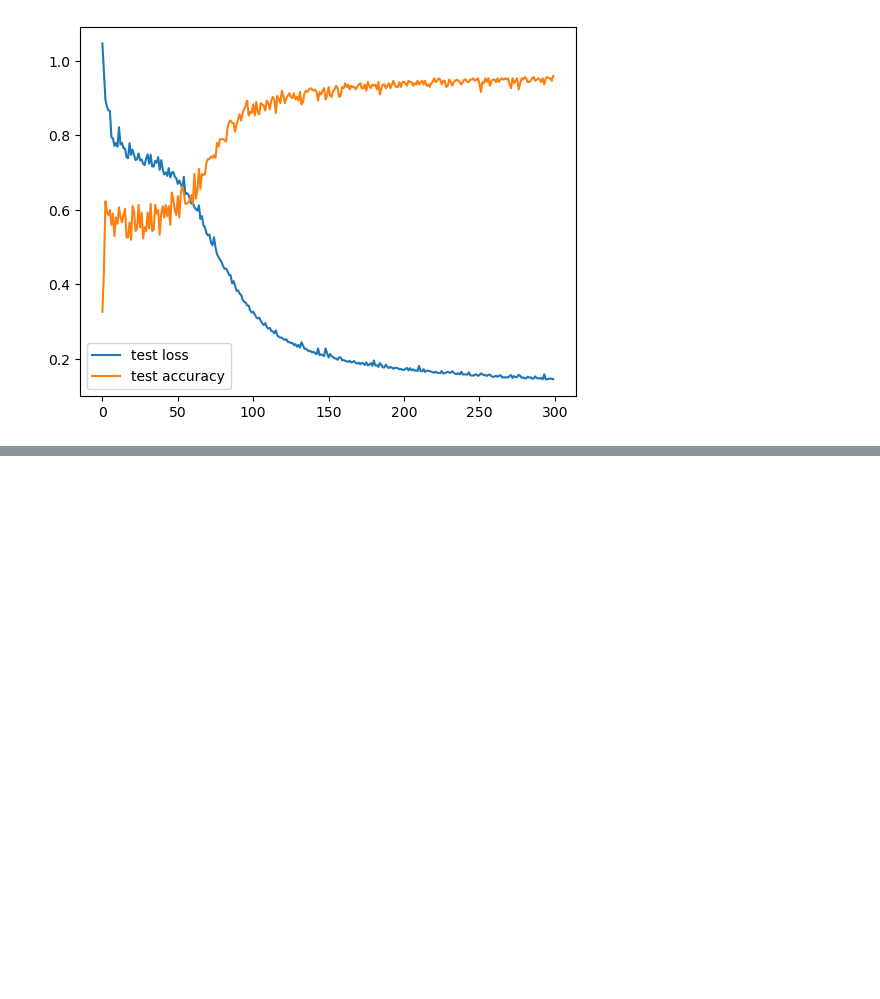
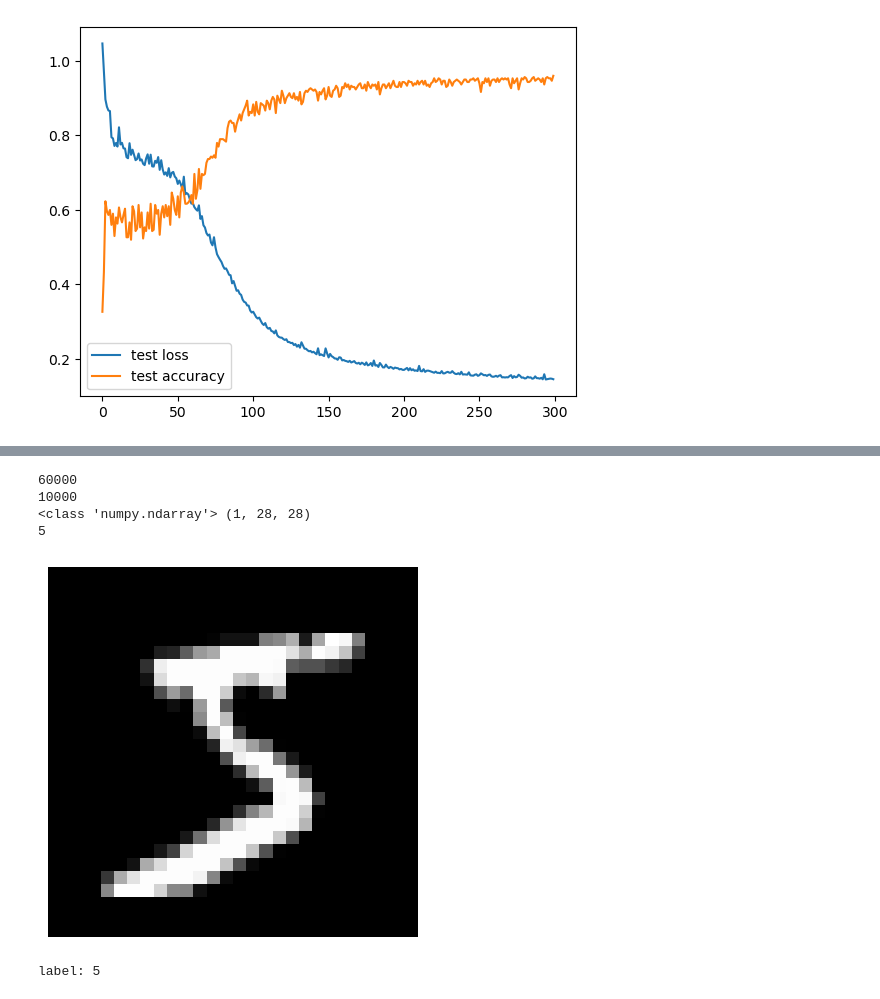
Before and after one commit to easymoneysnipertang/DeZero, a Jupyter notebook: stage4.ipynb, the cells around one changed output, grey strips where cells are left out. Cells and saved outputs as stored; diff of their text form; code cells hidden in the pictures; blank space fills up the shorter version.

Commit message:
step 51: MNIST

```diff
--- a/stage4.ipynb
+++ b/stage4.ipynb
@@ -998,0 +1006,23 @@ plt.show()
+# %%
+train_set = datasets.MNIST(train=True, transform=None)
+test_set = datasets.MNIST(train=False, transform=None)
+
+print(len(train_set))
+print(len(test_set))
+
+x, y = train_set[0]
+print(type(x), x.shape)
+print(y)
+# %% [output]
+60000
+10000
+<class 'numpy.ndarray'> (1, 28, 28)
+5
+# %%
+plt.imshow(x.reshape(28, 28), cmap='gray')
+plt.axis('off')
+plt.show()
+print('label:', y)
+# %% [output]
+[figure, added]
+label: 5
```
Also changed, not shown: parts of 3 cells of this notebook, 6 other files.
